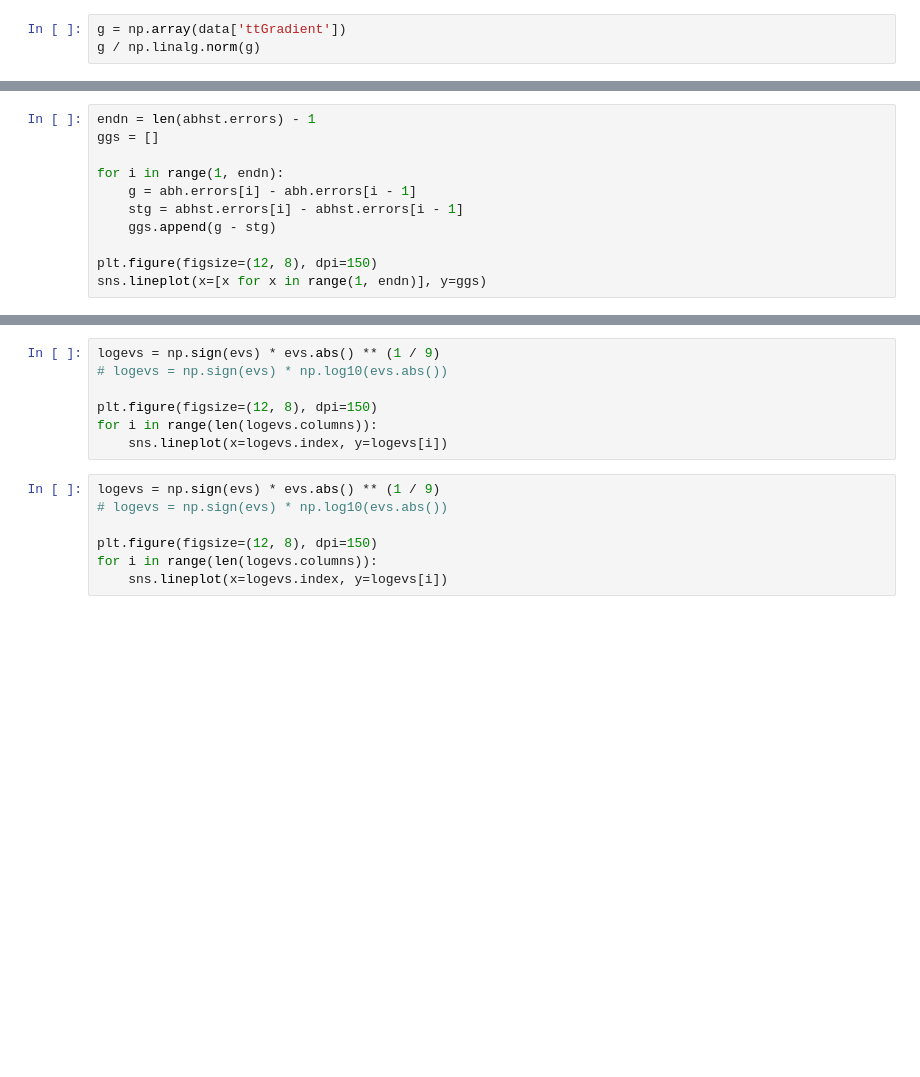
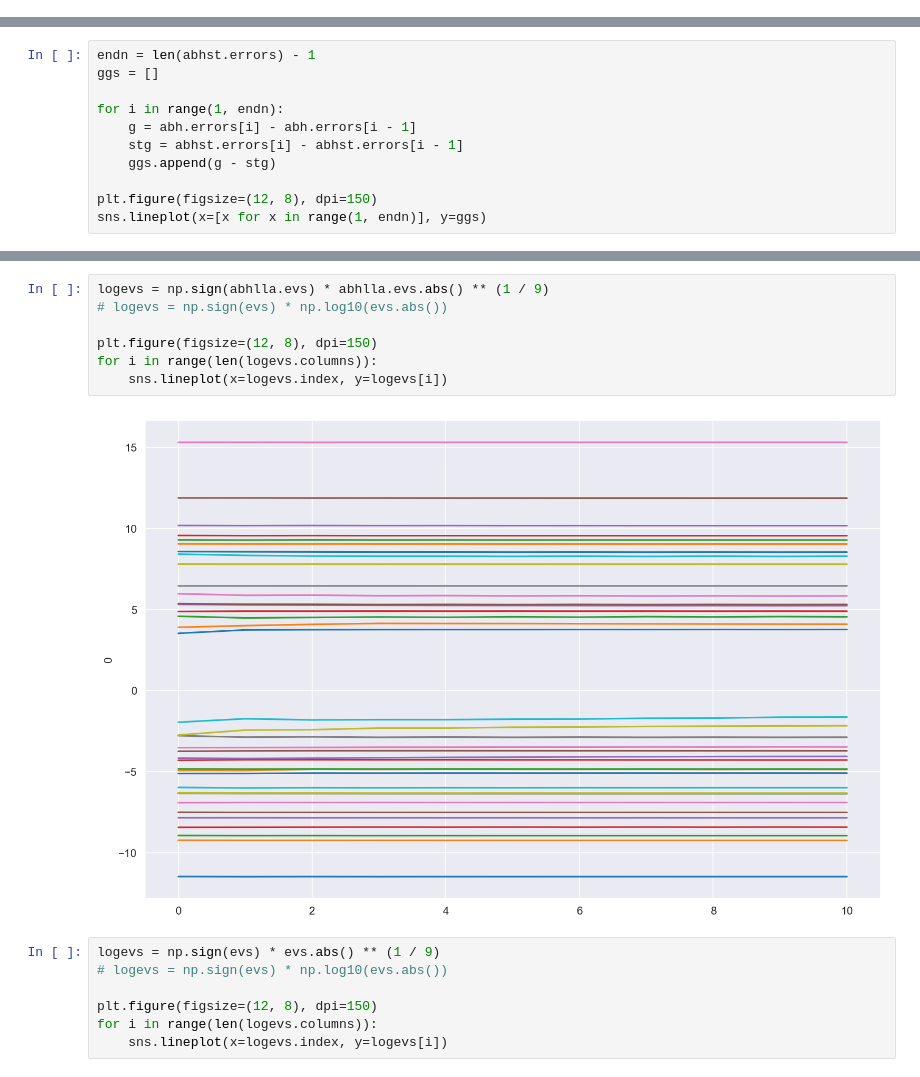
Before and after one commit to BluSteve/STYau122, a Jupyter notebook: python/styau/Analysis.ipynb, the cells around one changed output, grey strips where cells are left out. Cells and saved outputs as stored; diff of their text form; blank space fills up the shorter version.

```diff
--- a/python/styau/Analysis.ipynb
+++ b/python/styau/Analysis.ipynb
@@ -212,3 +82,0 @@ array([[ 2.26301903e-01],
-# %%
-g = np.array(data['ttGradient'])
-g / np.linalg.norm(g)
@@ -253,10 +114,12 @@ display(trmst.evs)
 # %%
-logevs = np.sign(evs) * evs.abs() ** (1 / 9)
+logevs = np.sign(abhlla.evs) * abhlla.evs.abs() ** (1 / 9)
 # logevs = np.sign(evs) * np.log10(evs.abs())
 
 plt.figure(figsize=(12, 8), dpi=150)
 for i in range(len(logevs.columns)):
     sns.lineplot(x=logevs.index, y=logevs[i])
+# %% [output]
+[figure, added]
 # %%
 logevs = np.sign(evs) * evs.abs() ** (1 / 9)
 # logevs = np.sign(evs) * np.log10(evs.abs())
```
Also changed, not shown: parts of 10 cells of this notebook, 1 other file.
